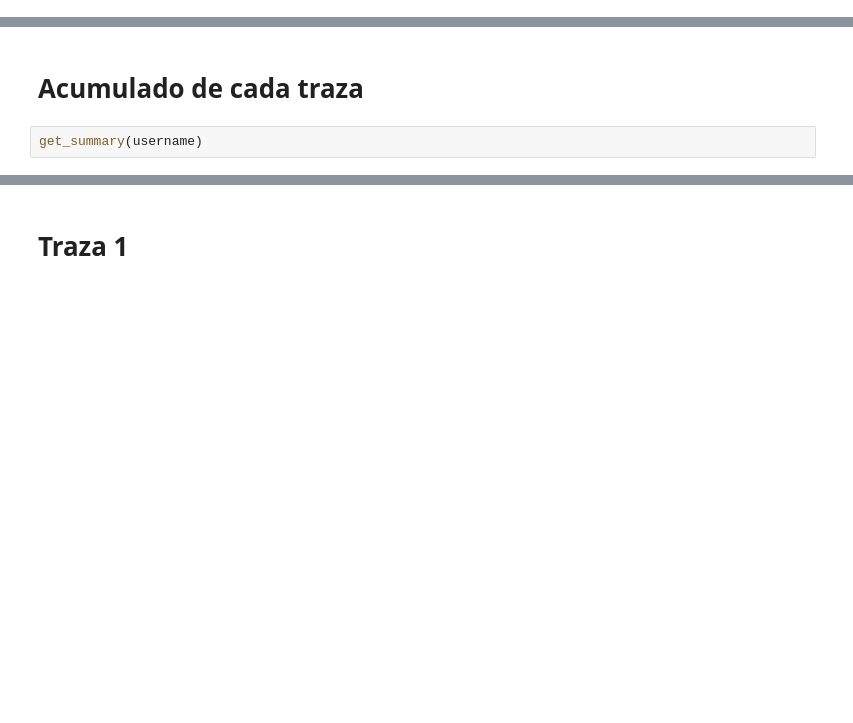
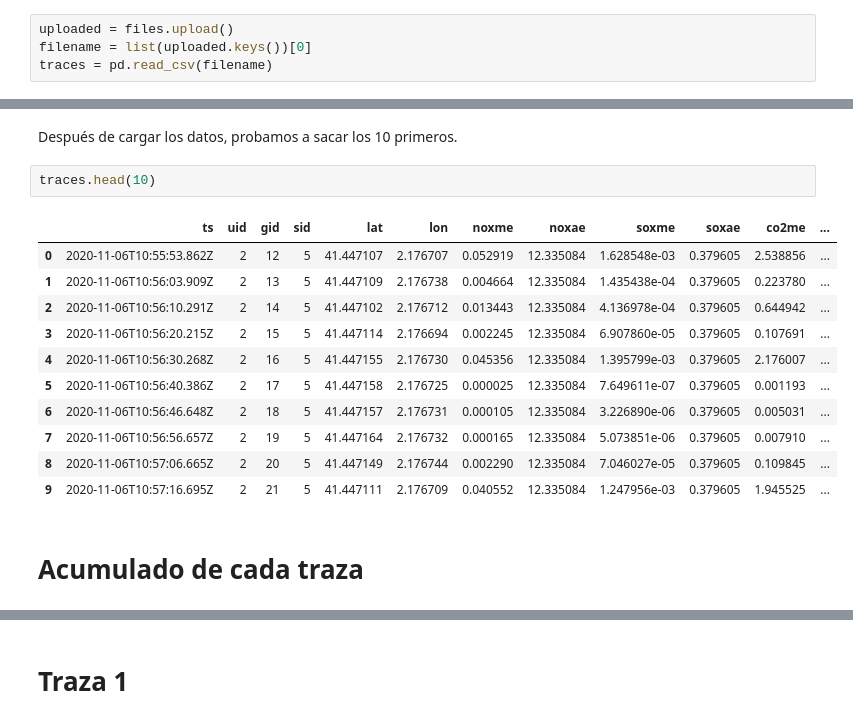
Before and after one commit to HiEST/bojos, a Jupyter notebook: traces/ShowTrace.ipynb, the cells around one changed output, grey strips where cells are left out. Cells and saved outputs as stored; diff of their text form; blank space fills up the shorter version.

```diff
--- a/traces/ShowTrace.ipynb
+++ b/traces/ShowTrace.ipynb
@@ -4,0 +29,4 @@ username = "NOMBRE AQUI"
+# %%
+uploaded = files.upload()
+filename = list(uploaded.keys())[0]
+traces = pd.read_csv(filename)
@@ -5,4 +36,18 @@ username = "NOMBRE AQUI"
+# %% [markdown]
+Después de cargar los datos, probamos a sacar los 10 primeros.
+# %%
+traces.head(10)
+# %% [output]
+|  | ts | uid | gid | sid | lat | lon | noxme | noxae | soxme | soxae | co2me | ... |
+| 0 | 2020-11-06T10:55:53.862Z | 2 | 12 | 5 | 41.447107 | 2.176707 | 0.052919 | 12.335084 | 1.628548e-03 | 0.379605 | 2.538856 | ... |
+| 1 | 2020-11-06T10:56:03.909Z | 2 | 13 | 5 | 41.447109 | 2.176738 | 0.004664 | 12.335084 | 1.435438e-04 | 0.379605 | 0.223780 | ... |
+| 2 | 2020-11-06T10:56:10.291Z | 2 | 14 | 5 | 41.447102 | 2.176712 | 0.013443 | 12.335084 | 4.136978e-04 | 0.379605 | 0.644942 | ... |
+| 3 | 2020-11-06T10:56:20.215Z | 2 | 15 | 5 | 41.447114 | 2.176694 | 0.002245 | 12.335084 | 6.907860e-05 | 0.379605 | 0.107691 | ... |
+| 4 | 2020-11-06T10:56:30.268Z | 2 | 16 | 5 | 41.447155 | 2.176730 | 0.045356 | 12.335084 | 1.395799e-03 | 0.379605 | 2.176007 | ... |
+| 5 | 2020-11-06T10:56:40.386Z | 2 | 17 | 5 | 41.447158 | 2.176725 | 0.000025 | 12.335084 | 7.649611e-07 | 0.379605 | 0.001193 | ... |
+| 6 | 2020-11-06T10:56:46.648Z | 2 | 18 | 5 | 41.447157 | 2.176731 | 0.000105 | 12.335084 | 3.226890e-06 | 0.379605 | 0.005031 | ... |
+| 7 | 2020-11-06T10:56:56.657Z | 2 | 19 | 5 | 41.447164 | 2.176732 | 0.000165 | 12.335084 | 5.073851e-06 | 0.379605 | 0.007910 | ... |
+| 8 | 2020-11-06T10:57:06.665Z | 2 | 20 | 5 | 41.447149 | 2.176744 | 0.002290 | 12.335084 | 7.046027e-05 | 0.379605 | 0.109845 | ... |
+| 9 | 2020-11-06T10:57:16.695Z | 2 | 21 | 5 | 41.447111 | 2.176709 | 0.040552 | 12.335084 | 1.247956e-03 | 0.379605 | 1.945525 | ... |
 # %% [markdown]
 # Acumulado de cada traza
-# %%
-get_summary(username)
```
Also changed, not shown: parts of 29 cells of this notebook, 2 other files.
